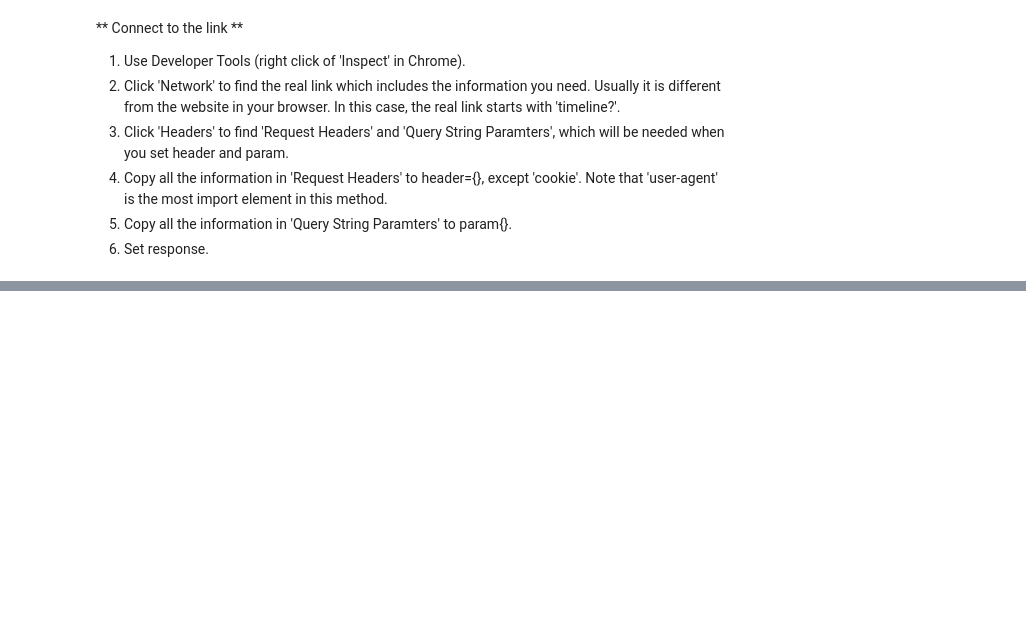
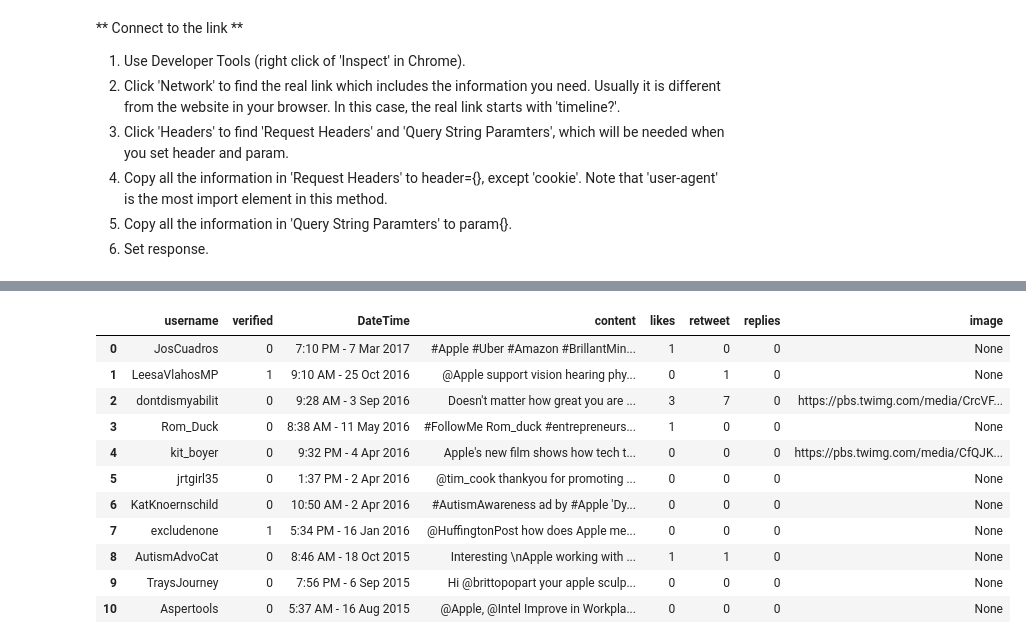
Before and after one commit to huiminren/TwitterCrawler, a Jupyter notebook: TwitterDownload.ipynb, the cells around one changed output, grey strips where cells are left out. Saved outputs shown, nothing was run; the diff lists cells and outputs as text; code cells hidden in the pictures; blank space fills up the shorter version.

```diff
--- a/TwitterDownload.ipynb
+++ b/TwitterDownload.ipynb
@@ -309,0 +172,15 @@ def parser_DF():
+# %%
+companies_df_list[1]
+# %% [output]
+|  | username | verified | DateTime | content | likes | retweet | replies | image |
+| 0 | JosCuadros | 0 | 7:10 PM - 7 Mar 2017 | #Apple #Uber #Amazon #BrillantMin... | 1 | 0 | 0 | None |
+| 1 | LeesaVlahosMP | 1 | 9:10 AM - 25 Oct 2016 | @Apple support vision hearing phy... | 0 | 1 | 0 | None |
+| 2 | dontdismyabilit | 0 | 9:28 AM - 3 Sep 2016 | Doesn't matter how great you are ... | 3 | 7 | 0 | https://pbs.twimg.com/media/CrcVF... |
+| 3 | Rom_Duck | 0 | 8:38 AM - 11 May 2016 | #FollowMe Rom_duck #entrepreneurs... | 1 | 0 | 0 | None |
+| 4 | kit_boyer | 0 | 9:32 PM - 4 Apr 2016 | Apple's new film shows how tech t... | 0 | 0 | 0 | https://pbs.twimg.com/media/CfQJK... |
+| 5 | jrtgirl35 | 0 | 1:37 PM - 2 Apr 2016 | @tim_cook thankyou for promoting ... | 0 | 0 | 0 | None |
+| 6 | KatKnoernschild | 0 | 10:50 AM - 2 Apr 2016 | #AutismAwareness ad by #Apple 'Dy... | 0 | 0 | 0 | None |
+| 7 | excludenone | 1 | 5:34 PM - 16 Jan 2016 | @HuffingtonPost how does Apple me... | 0 | 0 | 0 | None |
+| 8 | AutismAdvoCat | 0 | 8:46 AM - 18 Oct 2015 | Interesting \nApple working with ... | 1 | 1 | 0 | None |
+| 9 | TraysJourney | 0 | 7:56 PM - 6 Sep 2015 | Hi @brittopopart your apple sculp... | 0 | 0 | 0 | None |
+| 10 | Aspertools | 0 | 5:37 AM - 16 Aug 2015 | @Apple, @Intel Improve in Workpla... | 0 | 0 | 0 | None |
```
Also changed, not shown: parts of 27 cells of this notebook.
